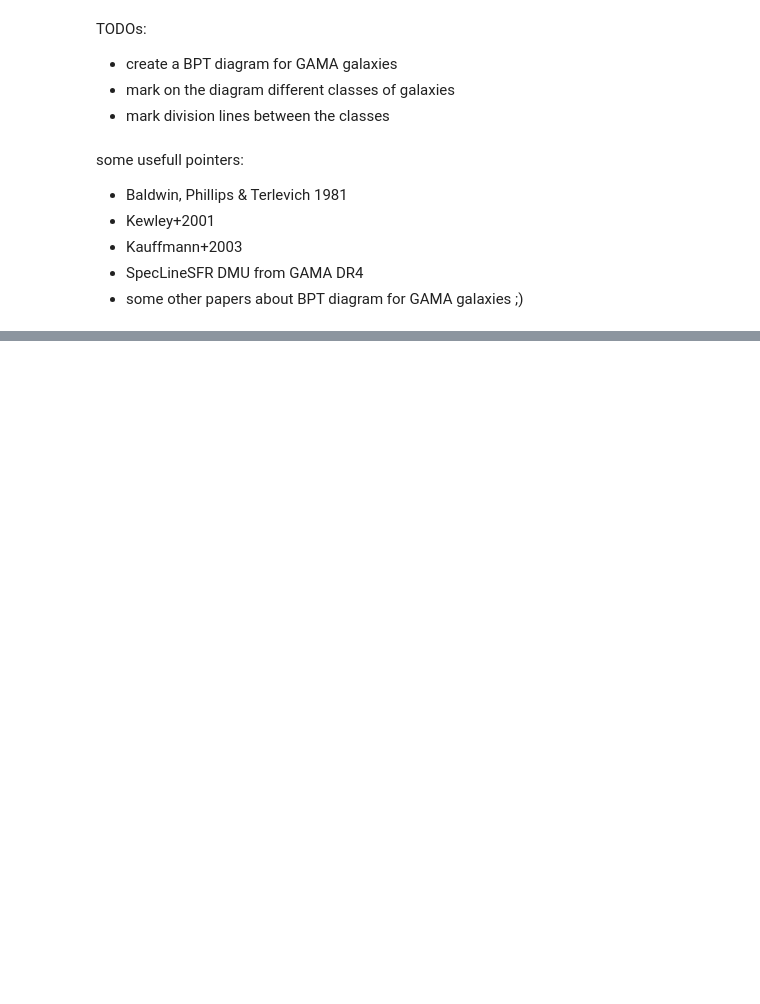
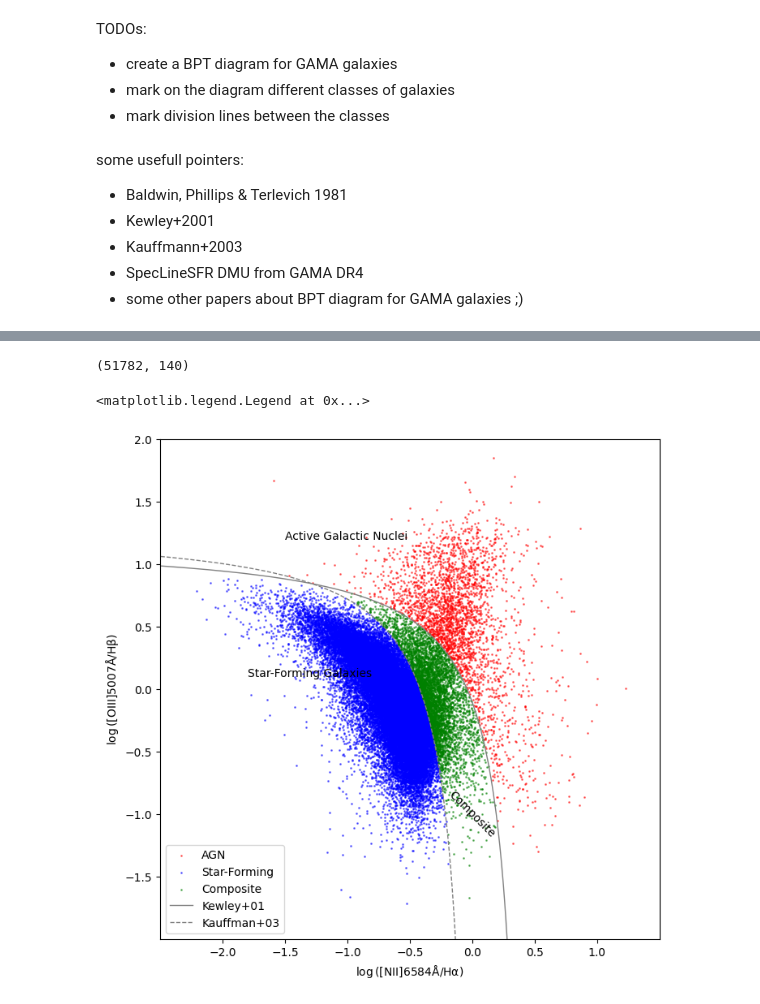
Before and after one commit to ASTR0MNSTR/univ_codes, a Jupyter notebook: 2025_2026/Extragalactic/06a-bpt.ipynb, the cells around one changed output, grey strips where cells are left out. Cells and saved outputs as stored; diff of their text form; code cells hidden in the pictures; blank space fills up the shorter version.

```diff
--- a/2025_2026/Extragalactic/06a-bpt.ipynb
+++ b/2025_2026/Extragalactic/06a-bpt.ipynb
@@ -40,3 +41,8 @@ some usefull pointers:
 - Kauffmann+2003
 - SpecLineSFR DMU from GAMA DR4
 - some other papers about BPT diagram for GAMA galaxies ;)
+# %%
+with fits.open(lines_file) as hdul:
+   data = hdul[1].data
+
+data
@@ -42,0 +58,6 @@ some usefull pointers:
+# %%
+table = Table(data)
+
+lines = table.to_pandas()
+
+lines.head()
@@ -42,0 +76,67 @@ some usefull pointers:
+# %%
+lines_bpt = lines[
+    (lines['NIIR_FLUX'] > 0) & (lines['NIIR_FLUX'] > 3*lines['NIIR_FLUX_ERR']) &
+    (lines['HA_FLUX'] > 0) & (lines['HA_FLUX'] > 3*lines['HA_FLUX_ERR']) &
+    (lines['OIIIR_FLUX'] > 0) & (lines['OIIIR_FLUX'] > 3*lines['OIIIR_FLUX_ERR']) &
+    (lines['HB_FLUX'] > 0) & (lines['HB_FLUX'] > 3*lines['HB_FLUX_ERR'])
+]
+
+lines_bpt.shape
+# %% [output]
+(51782, 140)
+# %%
+fig, ax = plt.subplots(figsize=(8, 8))
+
+agns = lines_bpt[
+    (np.log10(lines_bpt['OIIIR_FLUX']/lines_bpt['HB_FLUX']) >
+     (0.61/(np.log10(lines_bpt['NIIR_FLUX']/lines_bpt['HA_FLUX']) - 0.47)) + 1.19) |
+     (np.log10(lines_bpt['NIIR_FLUX']/lines_bpt['HA_FLUX']) > 0.47)
+]
+
+sfrs = lines_bpt[
+    (np.log10(lines_bpt['OIIIR_FLUX']/lines_bpt['HB_FLUX']) <
+     (0.61/(np.log10(lines_bpt['NIIR_FLUX']/lines_bpt['HA_FLUX']) - 0.05)) + 1.3) &
+     (np.log10(lines_bpt['NIIR_FLUX']/lines_bpt['HA_FLUX']) < 0.05)
+]
+
+uncls = lines_bpt.drop(agns.index).drop(sfrs.index)
+
+ax.scatter(np.log10(agns['NIIR_FLUX']/agns['HA_FLUX']),
+           np.log10(agns['OIIIR_FLUX']/agns['HB_FLUX']),
+           s=1, alpha=0.5, color='red', label='AGN')
+
+ax.scatter(np.log10(sfrs['NIIR_FLUX']/sfrs['HA_FLUX']),
+           np.log10(sfrs['OIIIR_FLUX']/sfrs['HB_FLUX']),
+           s=1, alpha=0.5, color='blue', label='Star-Forming')
+
+ax.scatter(np.log10(uncls['NIIR_FLUX']/uncls['HA_FLUX']),
+           np.log10(uncls['OIIIR_FLUX']/uncls['HB_FLUX']),
+           s=1, alpha=0.5, color='green', label='Composite')
+
+ax.set_xlabel(r'$\log \mathrm{([NII]6584\AA/H\alpha)}$')
+ax.set_ylabel(r'$\log{\mathrm{([OIII]5007\AA/H\beta)}}$')
+ax.set_yticks(np.arange(-1.5, 2.1, 0.5))
+ax.set_xticks(np.arange(-2, 1.2, 0.5))
+ax.set_xlim(-2.5, 1.5)
+ax.set_ylim(-2.0, 2.0)
+X_1 = np.arange(-4, 0.4, 0.01)
+X_111 = np.arange(-4, 0, 0.01)
+X_11 = np.arange(-0.2, 1.5, 0.01)
+ax.plot(X_1, (0.61/(X_1 - 0.47)) + 1.19,
+                      c='grey', linewidth=1, label='Kewley+01')  # Kewley, 2001
+ax.plot(X_111, (0.61/(X_111 - 0.05)) + 1.3,
+                      c='grey', linestyle='dashed', linewidth=1, label='Kauffman+03')  # Kauffman, 2003
+# ax.plot(X_11, 1.01*X_11 + 0.48, c='grey', linestyle='dotted', linewidth=1, label='Stasinska+06')
+ax.text(-1.5, 1.2, 'Active Galactic Nuclei')
+ax.text(0, -1, 'Composite', ha='center', va='center', rotation = -45,
+         rotation_mode = 'anchor',
+         transform_rotates_text = True)
+ax.text(-1.8, 0.1, 'Star-Forming Galaxies')
+# ax.text(1.0, -0.5, 'Low-Ionization (Nuclear) Emission', rotation = 90,
+#          rotation_mode = 'anchor',
+#          transform_rotates_text = True)
+ax.set_box_aspect(1)
+ax.legend()
+# %% [output]
+<matplotlib.legend.Legend at 0x...>
+[figure, added]
```
Also changed, not shown: parts of 4 cells of this notebook, 29 other files.
